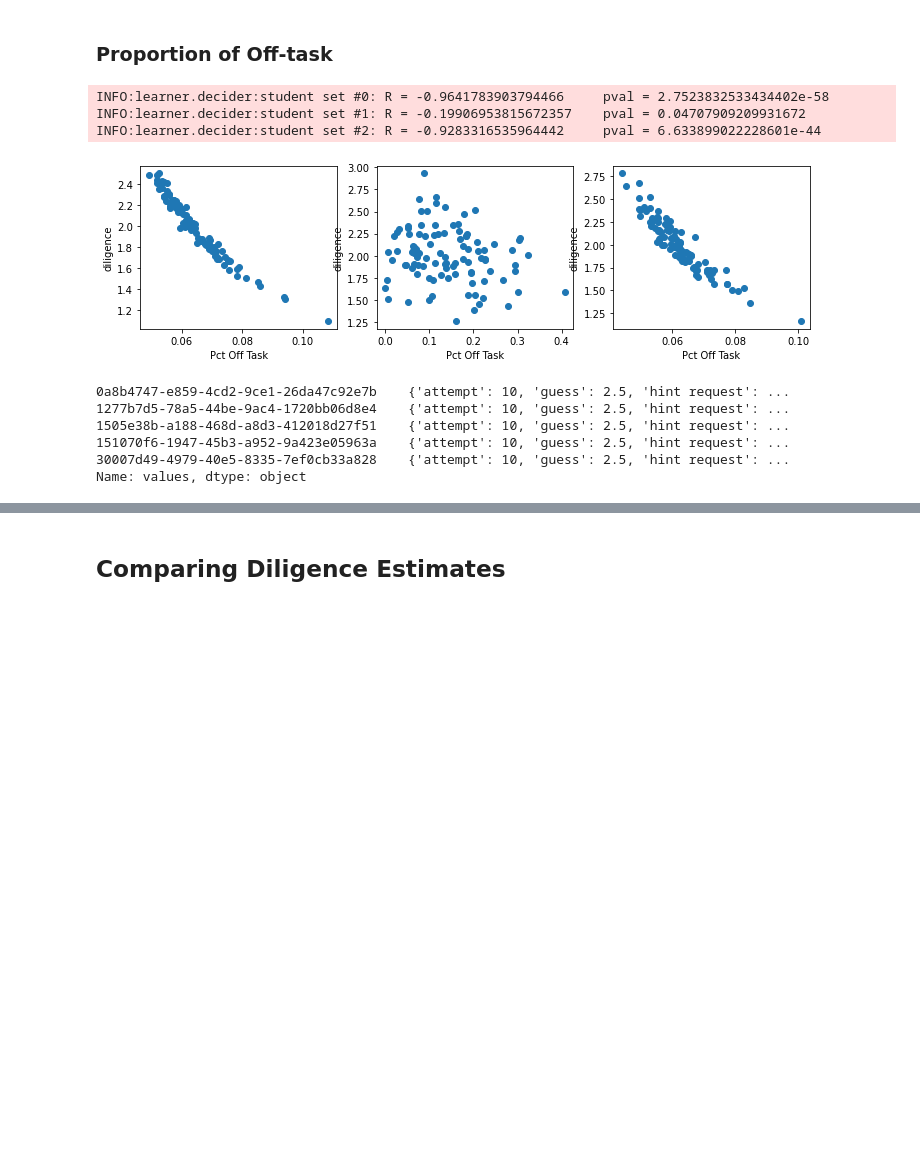
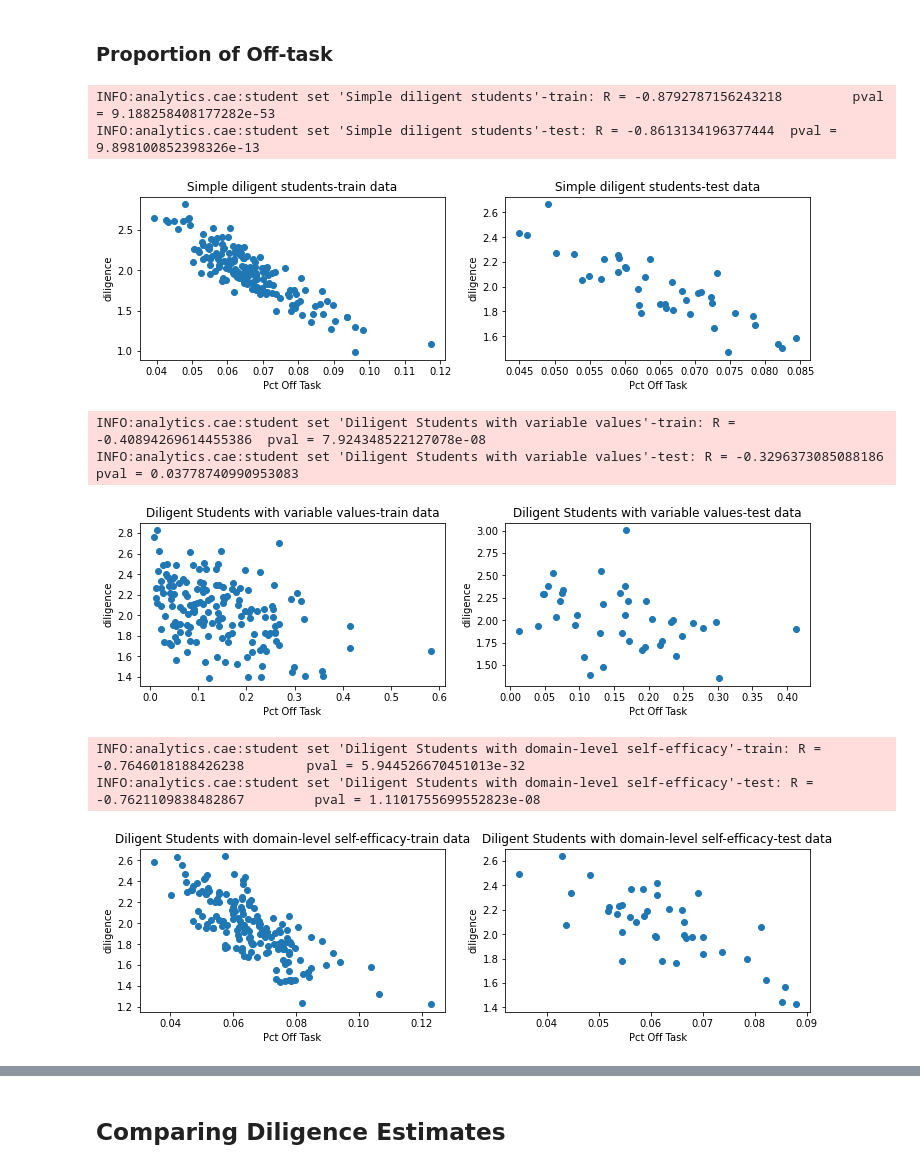
Before and after one commit to stevencdang/MotivSim, a Jupyter notebook: notebooks/Compare_Dil_est.ipynb, the cells around one changed output, grey strips where cells are left out. Saved outputs shown, nothing was run; the diff lists cells and outputs as text; code cells hidden in the pictures; blank space fills up the shorter version.

```diff
--- a/notebooks/Compare_Dil_est.ipynb
+++ b/notebooks/Compare_Dil_est.ipynb
@@ -655,3 +632,5 @@ sid = sids2
+# %%
+sid = sids[batch_desc[1]][0]
 # %%
 args = [db, calc.get_stu_parameters, sid, 10]
 sim_students, runtime = time_calc(batch_calc, args)
@@ -902,3 +840,5 @@ sid = sids3
+# %%
+sid = sids[batch_desc[2]][0]
 # %%
 args = [db, calc.get_stu_parameters, sid, 10]
 sim_students, runtime = time_calc(batch_calc, args)
@@ -1220,4 +1152,0 @@ INFO:learner.decider:Merged new stats together: (100, 41)
-# %%
-# Compare contents of columns to check if stats are distinct
-for i, col in enumerate(stu_stats[1].columns):
-    print(f"{i}#: {col} - {stu_stats[0].columns[i] == stu_stats[1].columns[i]}")
@@ -1299,8 +1223,0 @@ INFO:learner.decider:student set #2: R = -0.5823832162228163     pval = 2.071615
-# %%
-i = 0
-stat = stu_stats[i]
-X = stat.loc[:, ["Off Task"]]
-Y = stat.loc[:, ["diligence"]]
-model = sm.OLS(Y, X)
-result = model.fit()
-logger.info(result.t_test([1]))
@@ -1316,22 +1349,30 @@ c0             0.0008   2.76e-05     30.098      0.000       0.001       0.001
 # %%
 xcol = "Pct Off Task"
 ycol = "diligence"
-plt.figure(figsize=(12,3))
-plt.title("Diligence vs Proportion Off task")
 
-for i, stat in enumerate(stu_stats):
-    d1 = stat[xcol]
-    d2 = stat[ycol]
-    corr, pval = pearsonr(d1, d2)
-    logger.info(f"student set #{i}: R = {corr}\t pval = {pval}")
-    plt.subplot(1,3,i+1)
-    plt.scatter(d1, d2)
-    plt.xlabel(xcol)
-    plt.ylabel(ycol)
 
-plt.show()
+for desc, splits in stu_stats.items():
+    i=0
+    plt.figure(figsize=(12,3))
+    for split, stat in splits.items():
+        d1 = stat[xcol]
+        d2 = stat[ycol]
+        corr, pval = pearsonr(d1, d2)
+        logger.info(f"student set '{desc}'-{split}: R = {corr}\t pval = {pval}")
+        plt.subplot(1,len(splits.keys()),i+1)
+        plt.title(f"{desc}-{split} data")
+        plt.scatter(stat[xcol], stat[ycol])
+        plt.xlabel(xcol)
+        plt.ylabel(ycol)
+        i += 1
+    plt.show()
 # %% [output]
-INFO:learner.decider:student set #0: R = -0.9641783903794466     pval = 2.7523832533434402e-58
-INFO:learner.decider:student set #1: R = -0.19906953815672357    pval = 0.04707909209931672
-INFO:learner.decider:student set #2: R = -0.9283316535964442     pval = 6.633899022228601e-44
+INFO:analytics.cae:student set 'Simple diligent students'-train: R = -0.8792787156243218         pval = 9.188258408177282e-53
+INFO:analytics.cae:student set 'Simple diligent students'-test: R = -0.8613134196377444  pval = 9.898100852398326e-13
-[figure, old version]
+[figure, new version]
+INFO:analytics.cae:student set 'Diligent Students with variable values'-train: R = -0.40894269614455386  pval = 7.924348522127078e-08
+INFO:analytics.cae:student set 'Diligent Students with variable values'-test: R = -0.3296373085088186    pval = 0.03778740990953083
+[figure, added]
+INFO:analytics.cae:student set 'Diligent Students with domain-level self-efficacy'-train: R = -0.7646018188426238        pval = 5.944526670451013e-32
+INFO:analytics.cae:student set 'Diligent Students with domain-level self-efficacy'-test: R = -0.7621109838482867         pval = 1.1101755699552823e-08
+[figure, added]
@@ -1340,9 +1378,0 @@ stu_stats['Value: Off Task'] = stu_stats.apply(lambda x: x['values']["off task"]
-# %%
-stu_stats.loc[:,'values'].head()
-# %% [output]
-0a8b4747-e859-4cd2-9ce1-26da47c92e7b    {'attempt': 10, 'guess': 2.5, 'hint request': ...
-1277b7d5-78a5-44be-9ac4-1720bb06d8e4    {'attempt': 10, 'guess': 2.5, 'hint request': ...
-1505e38b-a188-468d-a8d3-412018d27f51    {'attempt': 10, 'guess': 2.5, 'hint request': ...
-151070f6-1947-45b3-a952-9a423e05963a    {'attempt': 10, 'guess': 2.5, 'hint request': ...
-30007d49-4979-40e5-8335-7ef0cb33a828    {'attempt': 10, 'guess': 2.5, 'hint request': ...
-Name: values, dtype: object
```
Also changed, not shown: parts of 109 cells of this notebook, 7 other files.
